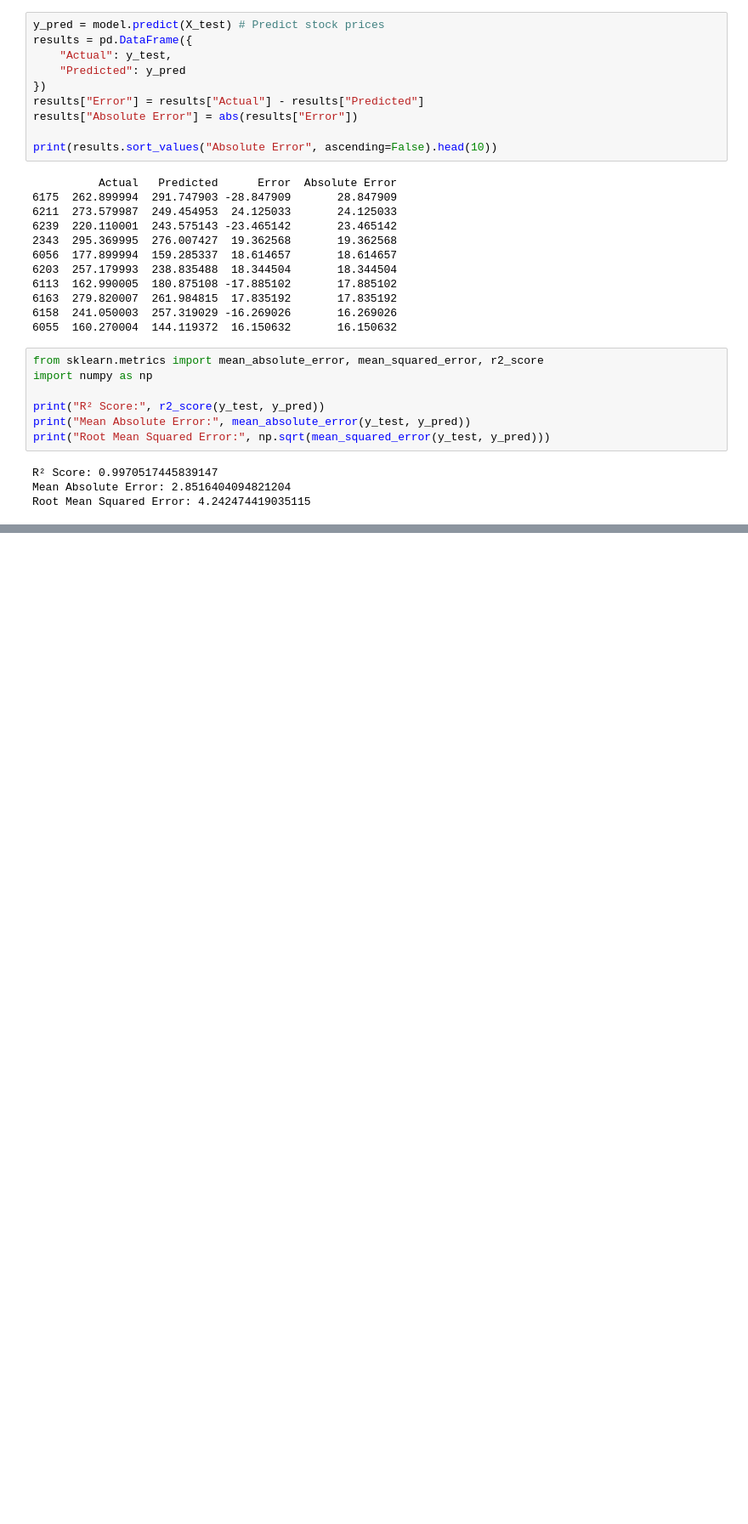
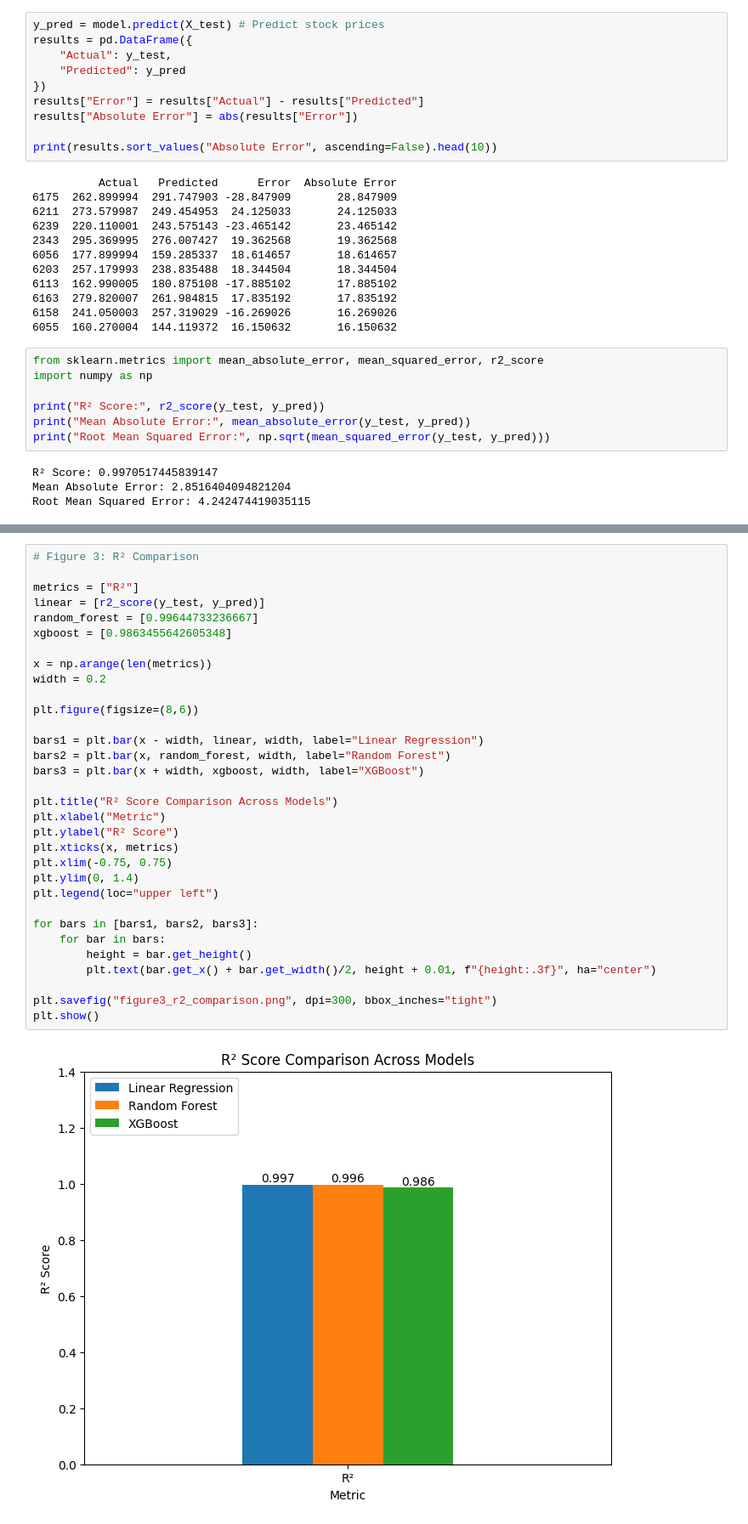
Before and after one commit to Jeffrey-AI-research/Stock-Market-Predictions-AI-Research, a Jupyter notebook: Stock_Market_Predictions_AI_Research_(LR_Revision_2).ipynb, the cells around one changed output, grey strips where cells are left out. Shown at 85% size. Cells and saved outputs as stored; diff of their text form; blank space fills up the shorter version.

Commit message:
Linear Regression (R2) - Selected Best

```diff
--- a/Stock_Market_Predictions_AI_Research_(LR_Revision_2).ipynb
+++ b/Stock_Market_Predictions_AI_Research_(LR_Revision_2).ipynb
@@ -227,0 +236,34 @@ plt.show()
+# %%
+# Figure 3: R² Comparison
+
+metrics = ["R²"]
+linear = [r2_score(y_test, y_pred)]
+random_forest = [0.99644733236667]
+xgboost = [0.9863455642605348]
+
+x = np.arange(len(metrics))
+width = 0.2
+
+plt.figure(figsize=(8,6))
+
+bars1 = plt.bar(x - width, linear, width, label="Linear Regression")
+bars2 = plt.bar(x, random_forest, width, label="Random Forest")
+bars3 = plt.bar(x + width, xgboost, width, label="XGBoost")
+
+plt.title("R² Score Comparison Across Models")
+plt.xlabel("Metric")
+plt.ylabel("R² Score")
+plt.xticks(x, metrics)
+plt.xlim(-0.75, 0.75)
+plt.ylim(0, 1.4)
+plt.legend(loc="upper left")
+
+for bars in [bars1, bars2, bars3]:
+    for bar in bars:
+        height = bar.get_height()
+        plt.text(bar.get_x() + bar.get_width()/2, height + 0.01, f"{height:.3f}", ha="center")
+
+plt.savefig("figure3_r2_comparison.png", dpi=300, bbox_inches="tight")
+plt.show()
+# %% [output]
+[figure, added]
```
Also changed, not shown: parts of 4 cells of this notebook.
